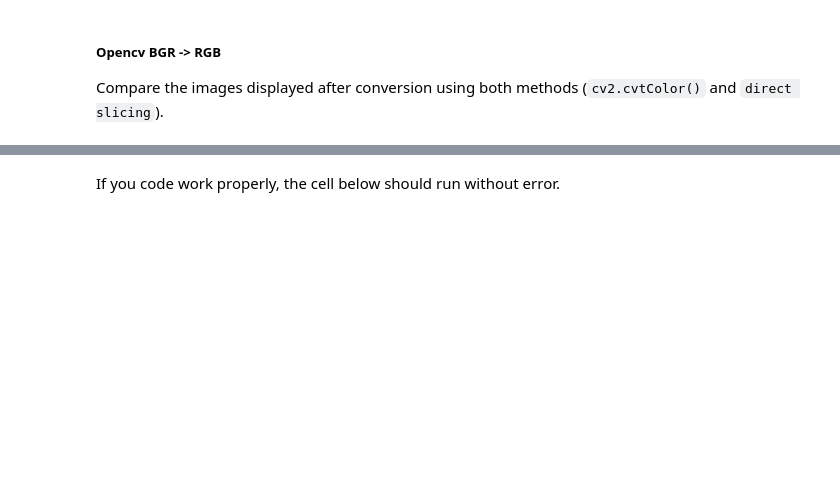
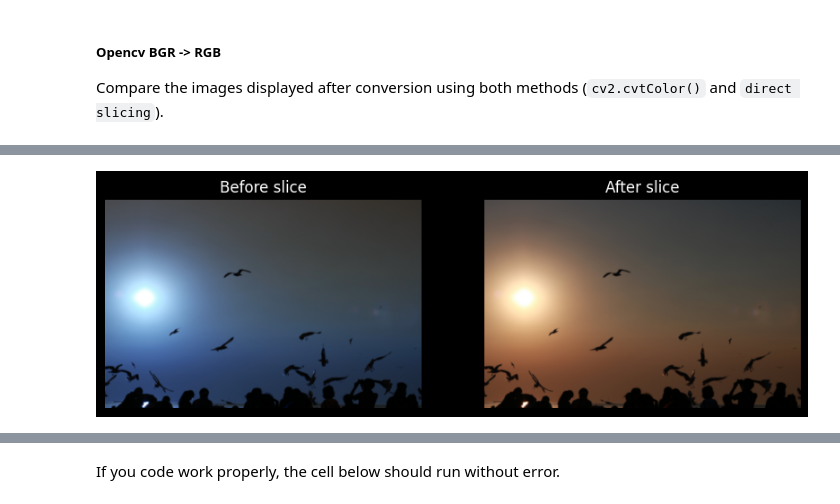
Before and after one commit to pomneii/Image-Processing, a Jupyter notebook: Lab1_image-representation/Lab1_1.ipynb, the cells around one changed output, grey strips where cells are left out. Cells and saved outputs as stored; diff of their text form; code cells hidden in the pictures; blank space fills up the shorter version.

```diff
--- a/Lab1_image-representation/Lab1_1.ipynb
+++ b/Lab1_image-representation/Lab1_1.ipynb
@@ -130,3 +175,22 @@ Use `direct slicing method (array[...])`
+# %%
+### START CODE HERE ###
+fig, axs = plt.subplots(1, 2, figsize=(10, 5)) # row, column, size
+
+axs[0].imshow(cv_img)
+axs[0].set_title("Before slice")
+axs[0].axis("off")
+
+slice_cv = cv_img[:, :, ::-1]
+# slice_cv = cv_img[:, :, [2, 1, 0]]
+axs[1].imshow(slice_cv)
+axs[1].set_title("After slice")
+axs[1].axis("off")
+
+plt.show()
+
+### END CODE HERE ###
+# %% [output]
+[figure, added]
 # %% [markdown]
 ## **Image Reshape**
 
```
Also changed, not shown: parts of 21 cells of this notebook, 7 other files.
